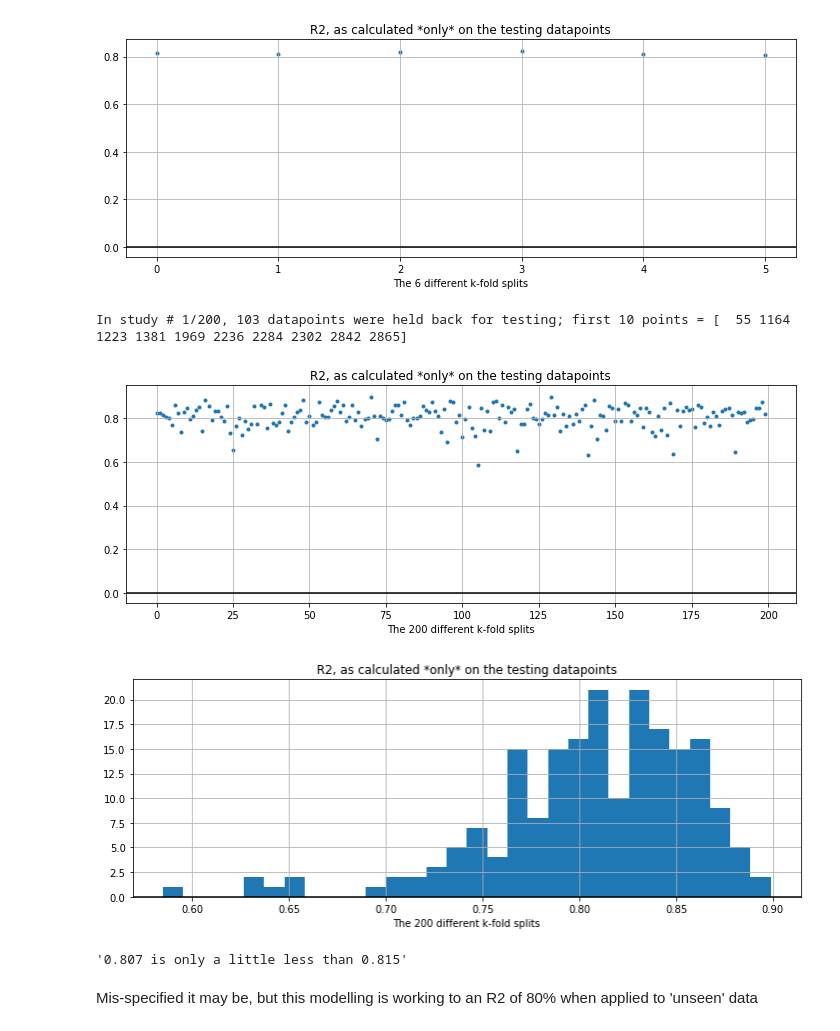
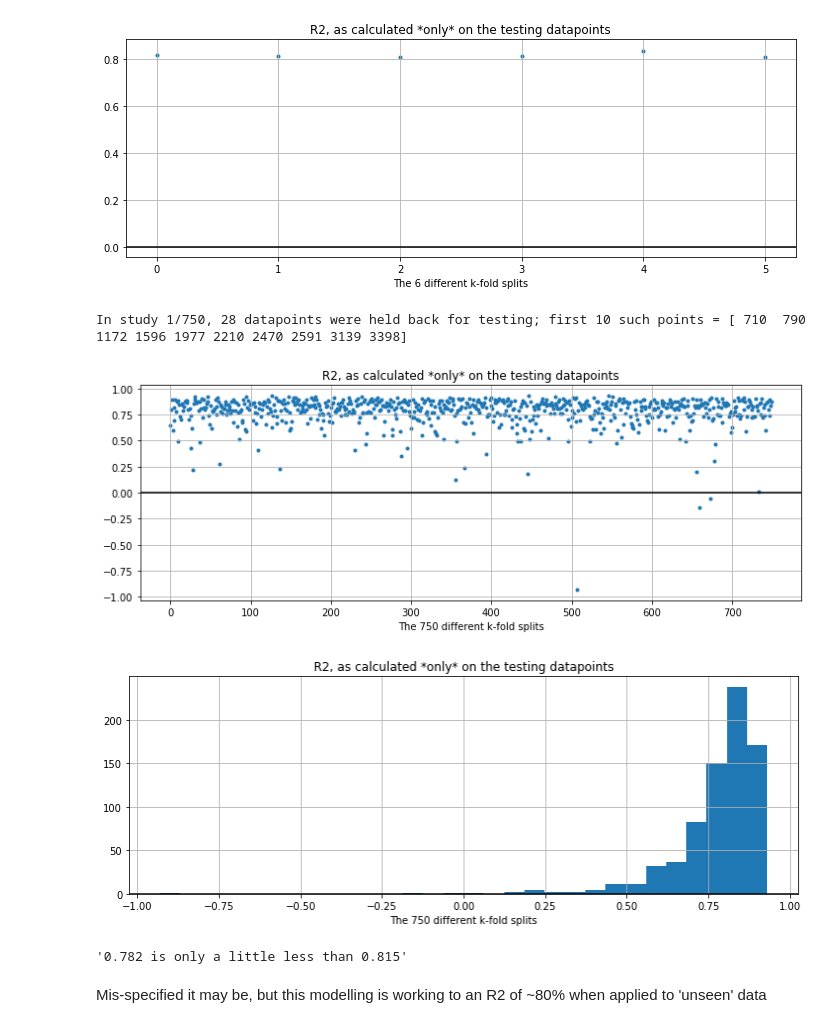
Before and after one commit to jeremy-large/ox-sbs-ml-bd, a Jupyter notebook: notebooks/class_2.ipynb, the cells around one changed output. Cells and saved outputs as stored; diff of their text form; code cells hidden in the pictures.

```diff
--- a/notebooks/class_2.ipynb
+++ b/notebooks/class_2.ipynb
@@ -268,3 +272,5 @@ X = invoices[['log_n_codes', 'log_n_items', 'hour', 'month', 'words_per_item']]
 #  pull in scikit-learn libraries:
 from sklearn.linear_model import LinearRegression
 from sklearn import metrics
+# %%
+model = LinearRegression()
@@ -271,5 +279,4 @@ from sklearn import metrics
 # %%
-reg_all = LinearRegression()
-reg_all.fit(X, y)
+model.fit(X, y)
 # %% [output]
 LinearRegression(copy_X=True, fit_intercept=True, n_jobs=None, normalize=False)
@@ -308,27 +323,30 @@ We are going to need a method in order to go further:
 # %%
-def train_n_test(X, y, n_splits, verbose=True):
+def train_n_test(X, y, n_folds, verbose=True):
     """
     @param X: rectangle of feature data
     @param y: list or array of target data
-    @param n_splits: the number of splits, or folds, of the data that we would like performed
+    @param n_folds: the number of splits, or folds, of the data that we would like performed
     @param verbose: Boolean. If True, report on intermediate steps
+    @return : a list of floats, each is the test R2 from a fold of the data
     """
 
-    kfold = KFold(n_splits=n_splits, shuffle=True)
+    kfold = KFold(n_splits=n_folds, shuffle=True)
     splits = kfold.split(X, y)
 
     scores = []
-    for train, test in splits:
+    for (train, test) in splits:
 
-        if verbose or scores == []:
-            print(f"In study # {len(scores) + 1}/{n_splits}, {len(test)} datapoints were held back for testing; "
+        if verbose or (scores == []):
+            print(f"In study {len(scores) + 1}/{n_folds}, {len(test)} datapoints were held back for testing; "
                   f"first 10 such points = {test[:10]}")
 
         reg = LinearRegression()
         reg.fit(X.iloc[train], y.iloc[train])
 
-        pred = reg.predict(X.iloc[test])
-        r2 = metrics.r2_score(y.iloc[test], pred)
+        r2 = metrics.r2_score(                                # r2_score() takes two arguments ...
+                              y.iloc[test],                   # the actual targets, and ...
+                              reg.predict(X.iloc[test])       # the fitted targets.
+                             )                                # We get a number between 0 and 1 back
 
         scores.append(r2)
 
@@ -368,18 +386,18 @@ mfe_r2_diag(scores)
 # %% [output]
 [figure]
 # %%
-scores = train_n_test(X, y, 200, verbose=False)
+scores = train_n_test(X, y, 750, verbose=False)
 mfe_r2_diag(scores)
 # %% [output]
-In study # 1/200, 103 datapoints were held back for testing; first 10 points = [  55 1164 1223 1381 1969 2236 2284 2302 2842 2865]
+In study 1/750, 28 datapoints were held back for testing; first 10 such points = [ 710  790 1172 1596 1977 2210 2470 2591 3139 3398]
-[figure, old version]
+[figure, new version]
 # %%
 mfe_r2_diag(scores, histogram=True)
 # %% [output]
-[figure, old version]
+[figure, new version]
 # %%
-f"{np.round(mean(scores), 3)} is only a little less than {np.round(reg_all.score(X, y), 3)}"
+f"{np.round(mean(scores), 3)} is only a little less than {np.round(model.score(X, y), 3)}"
 # %% [output]
-'0.807 is only a little less than 0.815'
+'0.782 is only a little less than 0.815'
 # %% [markdown]
-Mis-specified it may be, but this modelling is working to an R2 of 80% when applied to 'unseen' data
+Mis-specified it may be, but this modelling is working to an R2 of ~80% when applied to 'unseen' data
```
Also changed, not shown: parts of 23 cells of this notebook.
